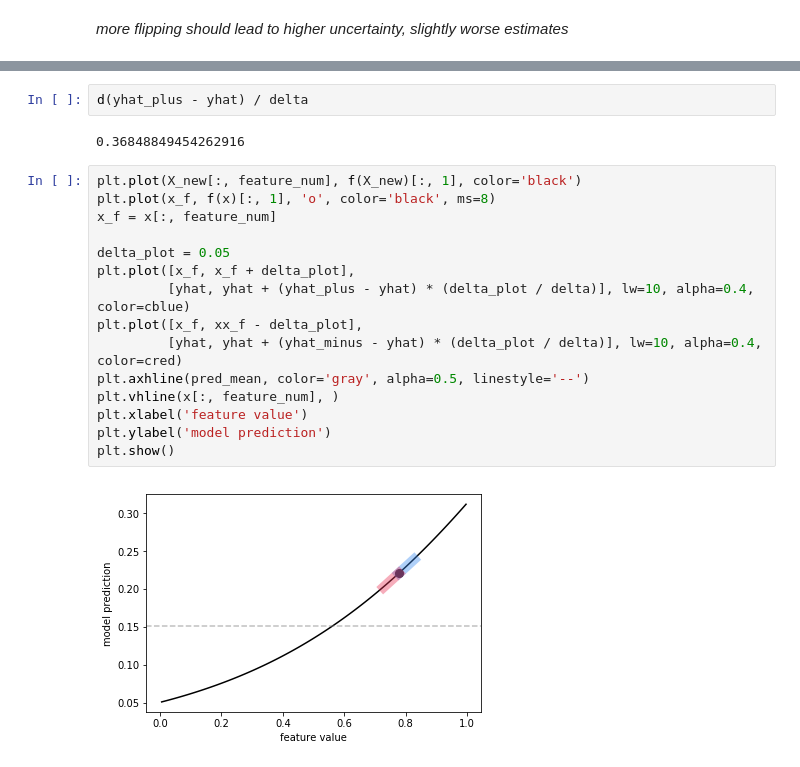
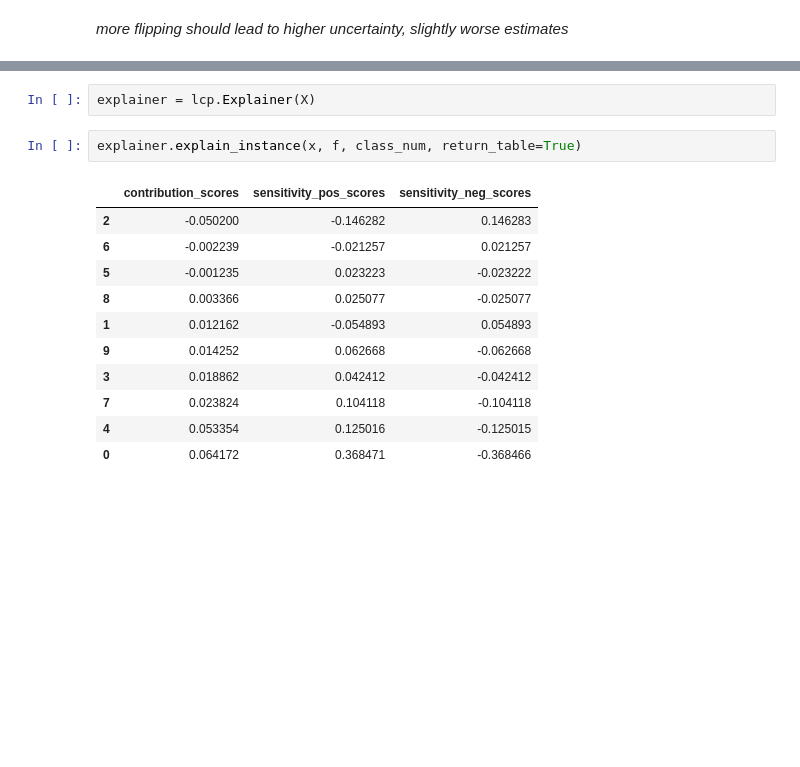
Before and after one commit to Pacmed/sensible-local-interpretations, a Jupyter notebook: sim/eda_sim_classification_flipped_labels-Copy1.ipynb, the cells around one changed output, grey strips where cells are left out. Saved outputs shown, nothing was run; the diff lists cells and outputs as text; blank space fills up the shorter version.

```diff
--- a/sim/eda_sim_classification_flipped_labels.ipynb
+++ b/sim/eda_sim_classification_flipped_labels-Copy1.ipynb
@@ -203,21 +182,16 @@ yhat_minus = f(x_minus)[0, 1]
-# %%
-d(yhat_plus - yhat) / delta
-# %% [output]
-0.36848849454262916
-# %%
-plt.plot(X_new[:, feature_num], f(X_new)[:, 1], color='black')
-plt.plot(x_f, f(x)[:, 1], 'o', color='black', ms=8)
-x_f = x[:, feature_num]
-
-delta_plot = 0.05
-plt.plot([x_f, x_f + delta_plot],
-         [yhat, yhat + (yhat_plus - yhat) * (delta_plot / delta)], lw=10, alpha=0.4, color=cblue)
-plt.plot([x_f, xx_f - delta_plot],
-         [yhat, yhat + (yhat_minus - yhat) * (delta_plot / delta)], lw=10, alpha=0.4, color=cred)
-plt.axhline(pred_mean, color='gray', alpha=0.5, linestyle='--')
-plt.vhline(x[:, feature_num], )
-plt.xlabel('feature value')
-plt.ylabel('model prediction')
-plt.show()
-# %% [output]
-[figure, removed]
+# %%
+explainer = lcp.Explainer(X)
+# %%
+explainer.explain_instance(x, f, class_num, return_table=True)
+# %% [output]
+|  | contribution_scores | sensitivity_pos_scores | sensitivity_neg_scores |
+| 2 | -0.050200 | -0.146282 | 0.146283 |
+| 6 | -0.002239 | -0.021257 | 0.021257 |
+| 5 | -0.001235 | 0.023223 | -0.023222 |
+| 8 | 0.003366 | 0.025077 | -0.025077 |
+| 1 | 0.012162 | -0.054893 | 0.054893 |
+| 9 | 0.014252 | 0.062668 | -0.062668 |
+| 3 | 0.018862 | 0.042412 | -0.042412 |
+| 7 | 0.023824 | 0.104118 | -0.104118 |
+| 4 | 0.053354 | 0.125016 | -0.125015 |
+| 0 | 0.064172 | 0.368471 | -0.368466 |
```
Also changed, not shown: parts of 13 cells of this notebook, 1 other file.
